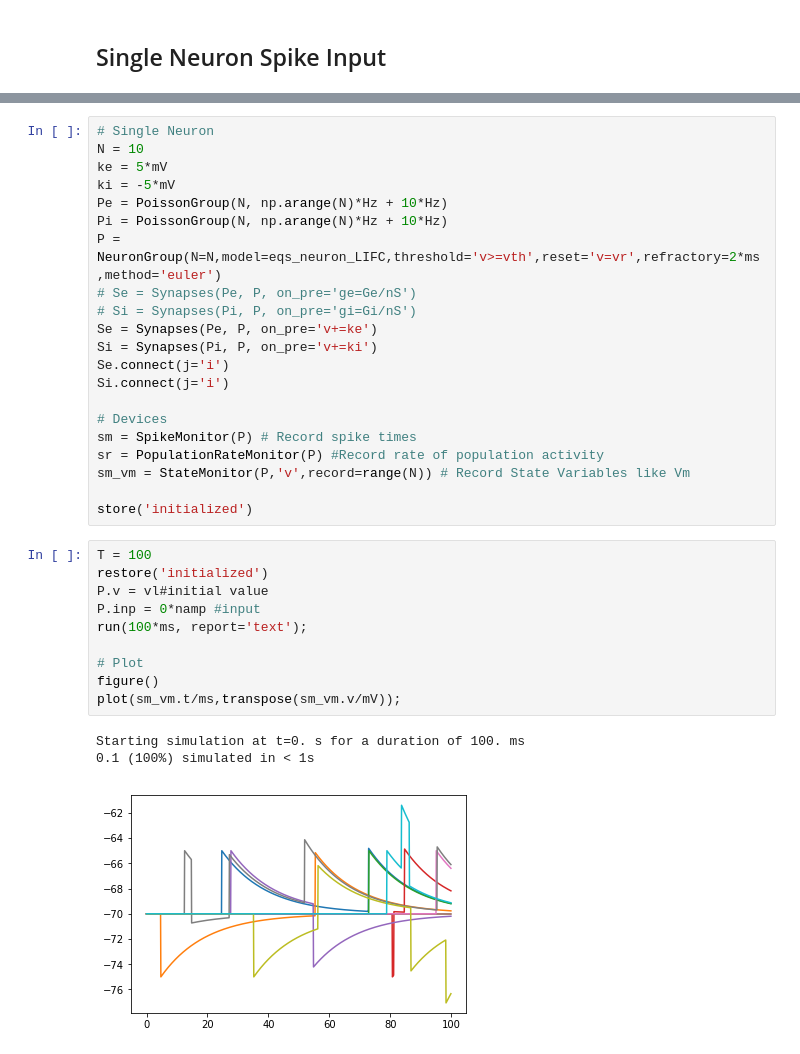
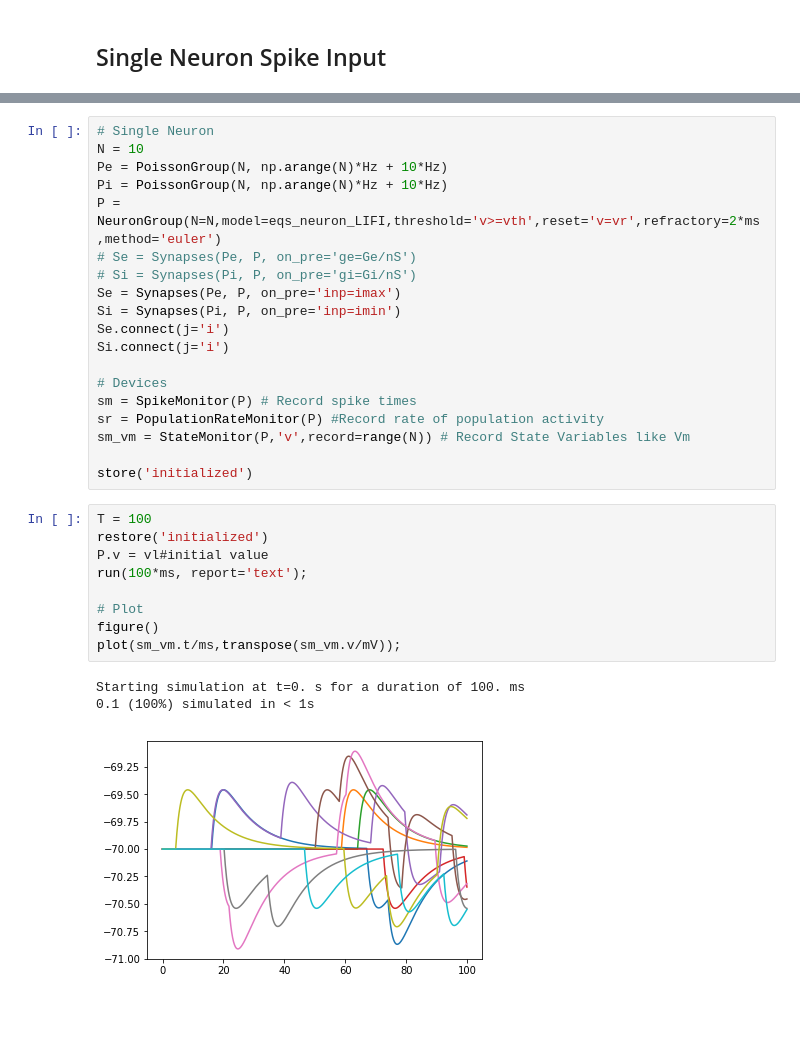
Before and after one commit to michaelglh/CAMP_project, a Jupyter notebook: TranscendingScales/Transcending Scales.ipynb, the cells around one changed output, grey strips where cells are left out. Cells and saved outputs as stored; diff of their text form; blank space fills up the shorter version.

```diff
--- a/TranscendingScales/Transcending Scales.ipynb
+++ b/TranscendingScales/Transcending Scales.ipynb
@@ -151,15 +153,13 @@ dgi/dt = -gi*(1./tau) : 1
 # %%
 # Single Neuron
 N = 10
-ke = 5*mV
-ki = -5*mV
 Pe = PoissonGroup(N, np.arange(N)*Hz + 10*Hz)
 Pi = PoissonGroup(N, np.arange(N)*Hz + 10*Hz)
-P = NeuronGroup(N=N,model=eqs_neuron_LIFC,threshold='v>=vth',reset='v=vr',refractory=2*ms,method='euler')
+P = NeuronGroup(N=N,model=eqs_neuron_LIFI,threshold='v>=vth',reset='v=vr',refractory=2*ms,method='euler')
 # Se = Synapses(Pe, P, on_pre='ge=Ge/nS')
 # Si = Synapses(Pi, P, on_pre='gi=Gi/nS')
-Se = Synapses(Pe, P, on_pre='v+=ke')
-Si = Synapses(Pi, P, on_pre='v+=ki')
+Se = Synapses(Pe, P, on_pre='inp=imax')
+Si = Synapses(Pi, P, on_pre='inp=imin')
 Se.connect(j='i')
 Si.connect(j='i')
 
@@ -172,14 +172,13 @@ store('initialized')
 # %%
 T = 100
 restore('initialized')
 P.v = vl#initial value
-P.inp = 0*namp #input
 run(100*ms, report='text');
 
 # Plot
 figure()
 plot(sm_vm.t/ms,transpose(sm_vm.v/mV));
 # %% [output]
 Starting simulation at t=0. s for a duration of 100. ms
 0.1 (100%) simulated in < 1s
-[figure, old version]
+[figure, new version]
```
Also changed, not shown: parts of 1 cell of this notebook.
